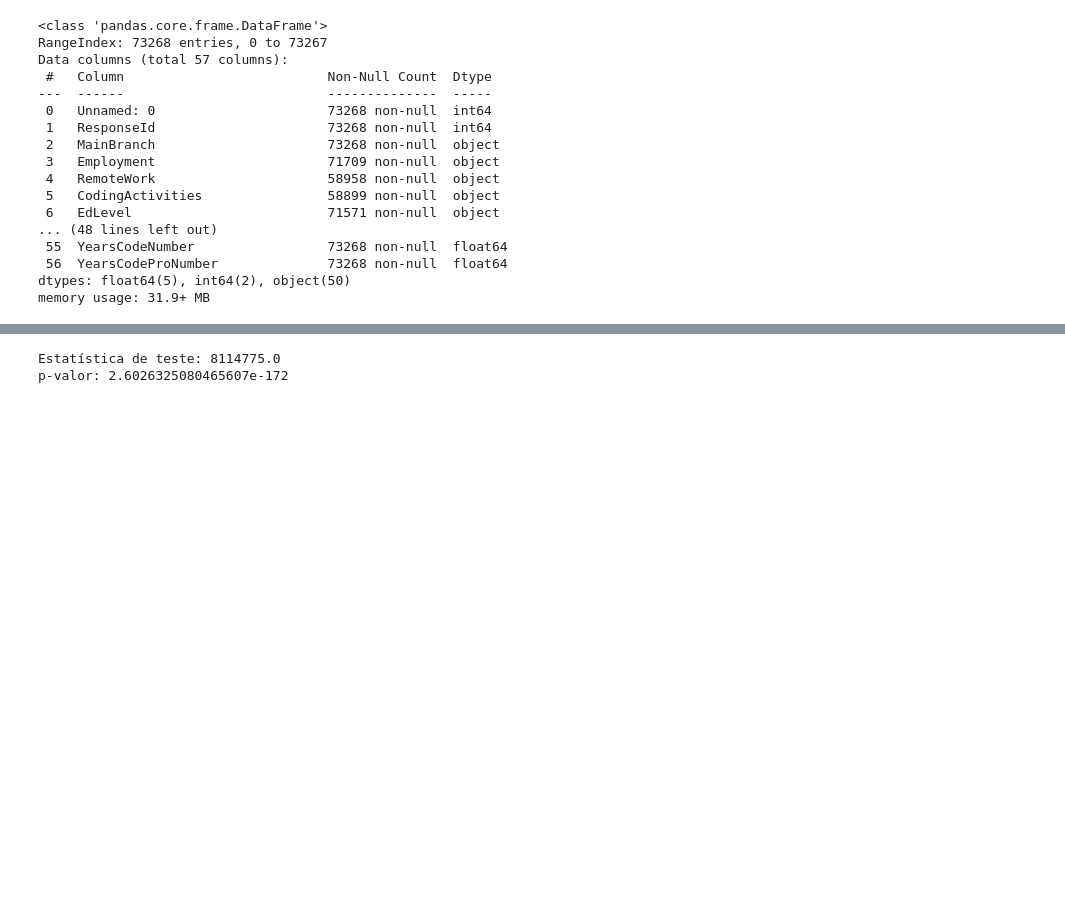
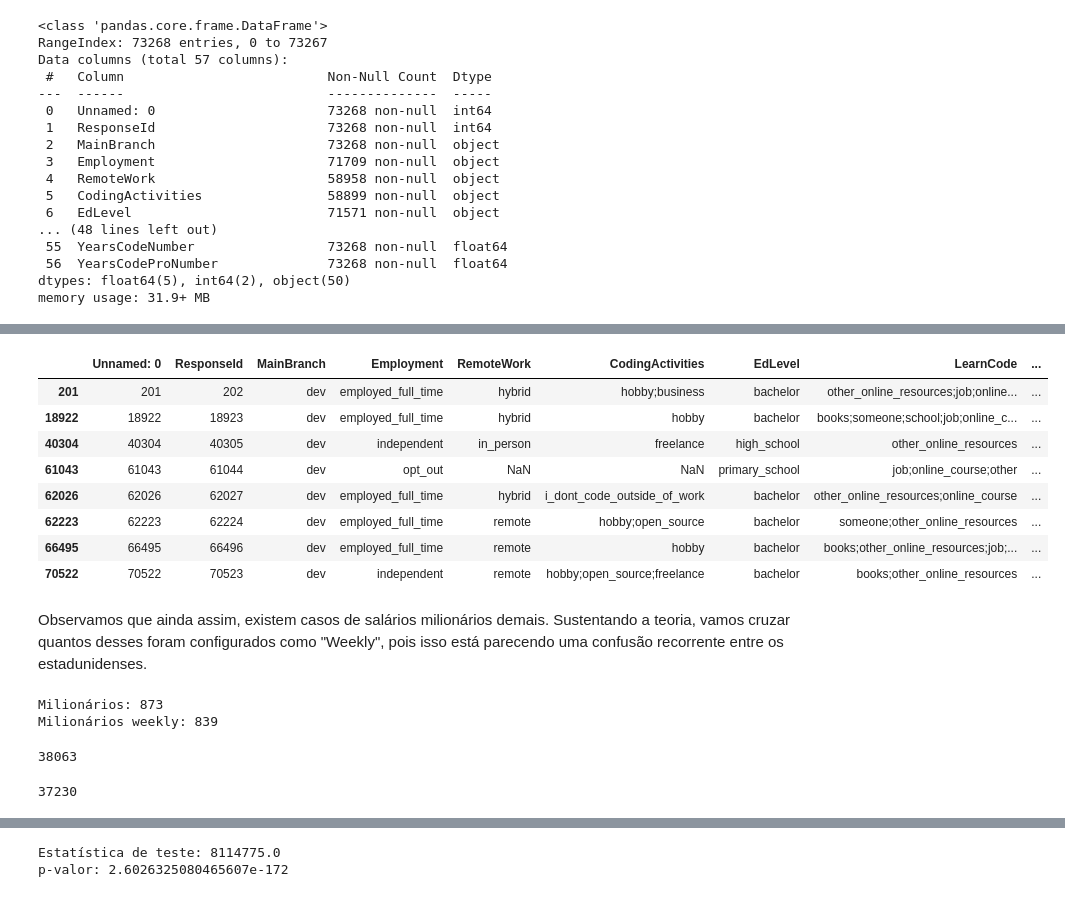
Before and after one commit to mihmilicio/data-science, a Jupyter notebook: analise_exploratoria/normalidade.ipynb, the cells around one changed output, grey strips where cells are left out. Drawn from its saved outputs; the diff is of its cells as text; code cells hidden in the pictures; blank space fills up the shorter version.

```diff
--- a/analise_exploratoria/normalidade.ipynb
+++ b/analise_exploratoria/normalidade.ipynb
@@ -40,0 +63,2 @@ memory usage: 31.9+ MB
+# %%
+df = df[df['YearlyWageInDollar'].notna()]
@@ -40,0 +121,13 @@ memory usage: 31.9+ MB
+# %%
+df_outliers = df[df['YearlyWageInDollar'] >= 18000000]
+df_outliers
+# %% [output]
+|  | Unnamed: 0 | ResponseId | MainBranch | Employment | RemoteWork | CodingActivities | EdLevel | LearnCode | ... |
+| 201 | 201 | 202 | dev | employed_full_time | hybrid | hobby;business | bachelor | other_online_resources;job;online... | ... |
+| 18922 | 18922 | 18923 | dev | employed_full_time | hybrid | hobby | bachelor | books;someone;school;job;online_c... | ... |
+| 40304 | 40304 | 40305 | dev | independent | in_person | freelance | high_school | other_online_resources | ... |
+| 61043 | 61043 | 61044 | dev | opt_out | NaN | NaN | primary_school | job;online_course;other | ... |
+| 62026 | 62026 | 62027 | dev | employed_full_time | hybrid | i_dont_code_outside_of_work | bachelor | other_online_resources;online_course | ... |
+| 62223 | 62223 | 62224 | dev | employed_full_time | remote | hobby;open_source | bachelor | someone;other_online_resources | ... |
+| 66495 | 66495 | 66496 | dev | employed_full_time | remote | hobby | bachelor | books;other_online_resources;job;... | ... |
+| 70522 | 70522 | 70523 | dev | independent | remote | hobby;open_source;freelance | bachelor | books;other_online_resources | ... |
@@ -40,0 +147,20 @@ memory usage: 31.9+ MB
+# %% [markdown]
+Observamos que ainda assim, existem casos de salários milionários demais. Sustentando a teoria, vamos cruzar quantos desses foram configurados como "Weekly", pois isso está parecendo uma confusão recorrente entre os estadunidenses.
+# %%
+df_mil_outliers = df[df['YearlyWageInDollar'] >= 1000000]
+print("Milionários: " + str(len(df_mil_outliers)))
+df_mil_outliers = df_mil_outliers[df_mil_outliers['WageFreq'] != 'Yearly']
+print("Milionários com WageFreq diferentes: " + str(len(df_mil_outliers)))
+# %% [output]
+Milionários: 873
+Milionários weekly: 839
+# %%
+len(df_limpa)
+# %% [output]
+38063
+# %%
+# removendo os "falsos milionários"
+df_limpa = pd.merge(df_limpa, df_mil_outliers, indicator=True, how='outer').query('_merge=="left_only"').drop('_merge', axis=1)
+len(df_limpa)
+# %% [output]
+37230
```
Also changed, not shown: parts of 23 cells of this notebook.
